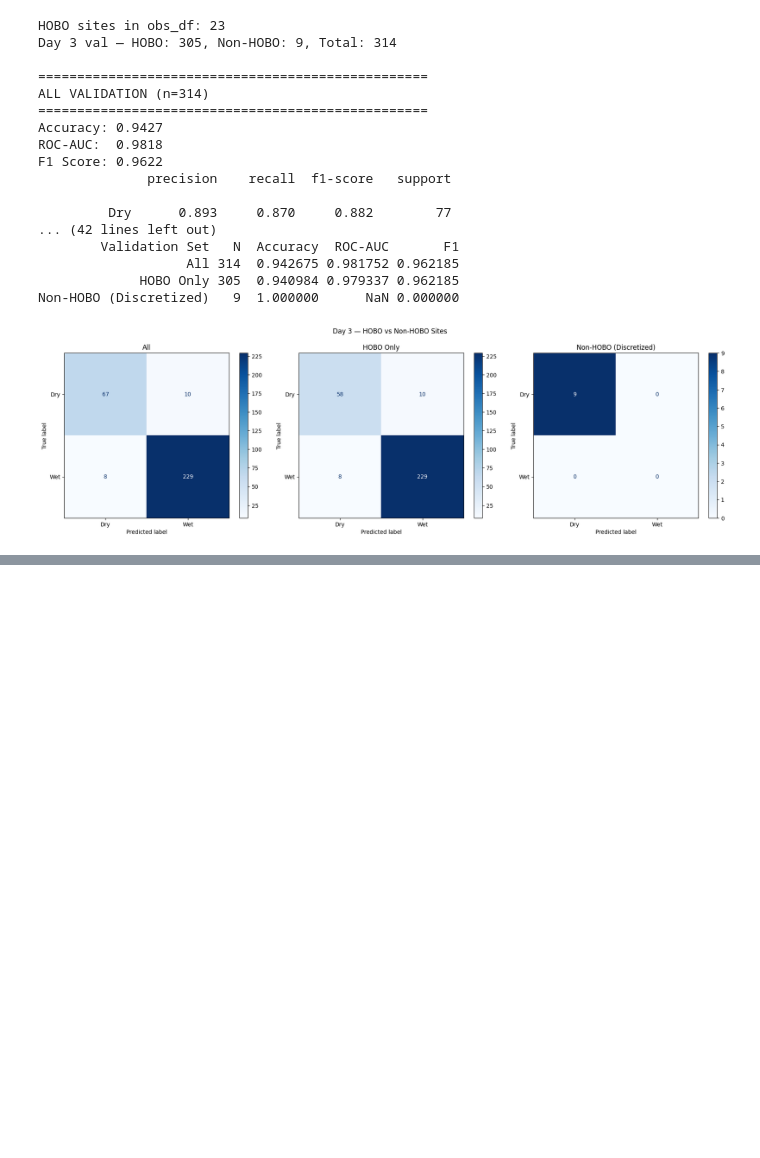
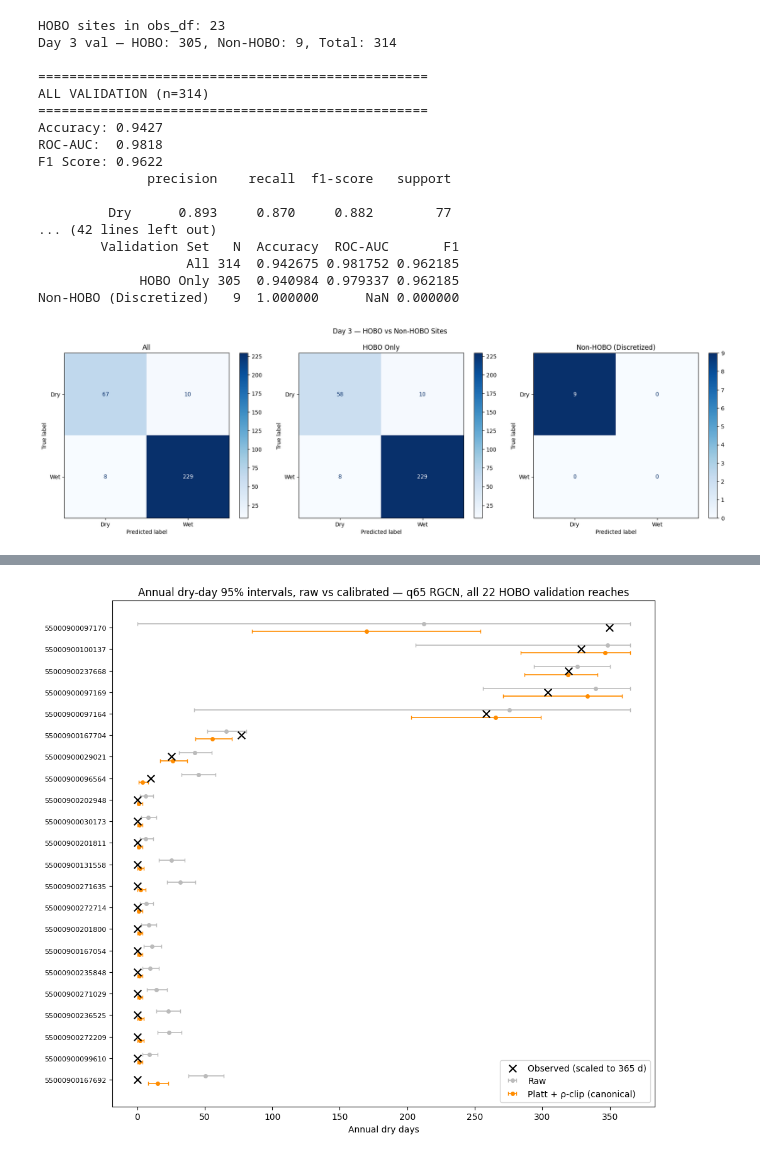
Before and after one commit to michaeltm365/saas-river-forecasting, a Jupyter notebook: rgcn/rgcn_eval.ipynb, the cells around one changed output, grey strips where cells are left out. Drawn from its saved outputs; the diff is of its cells as text; code cells hidden in the pictures; blank space fills up the shorter version.

```diff
--- a/rgcn/rgcn_eval.ipynb
+++ b/rgcn/rgcn_eval.ipynb
@@ -534,0 +516,25 @@ The same Day-3 result table, shown spatially. Each tested HOBO site is placed at
+# %%
+# Before/after: 95% prediction intervals per reach, raw vs calibrated.
+ypos = np.arange(len(mc_corr_df))
+fig, ax = plt.subplots(figsize=(10, 9))
+for dfv, dy, color, label in [
+        (raw_df, -0.18, "#bbbbbb", "Raw"),
+        (mc_corr_df, 0.18, "darkorange", "Platt + \u03c1-clip (canonical)")]:
+    ax.errorbar(dfv["Mean Pred Dry Days/Yr"], ypos + dy,
+                xerr=[dfv["Mean Pred Dry Days/Yr"] - dfv["95% CI Low"],
+                      dfv["95% CI High"] - dfv["Mean Pred Dry Days/Yr"]],
+                fmt="o", ms=4, color=color, ecolor=color, capsize=2,
+                lw=1.2, label=label)
+ax.scatter(mc_corr_df["True Dry Days/Yr"], ypos, marker="x", s=70,
+           color="black", zorder=5, label="Observed (scaled to 365 d)")
+ax.set_yticks(ypos)
+ax.set_yticklabels(mc_corr_df["Site ID"].astype(str), fontsize=8)
+ax.invert_yaxis()
+ax.set_xlabel("Annual dry days")
+ax.set_title("Annual dry-day 95% intervals, raw vs calibrated — "
+             "q65 RGCN, all 22 HOBO validation reaches")
+ax.legend(loc="lower right")
+plt.tight_layout()
+plt.show()
+# %% [output]
+[figure, added]
```
Also changed, not shown: parts of 8 cells of this notebook, 4 other files.
